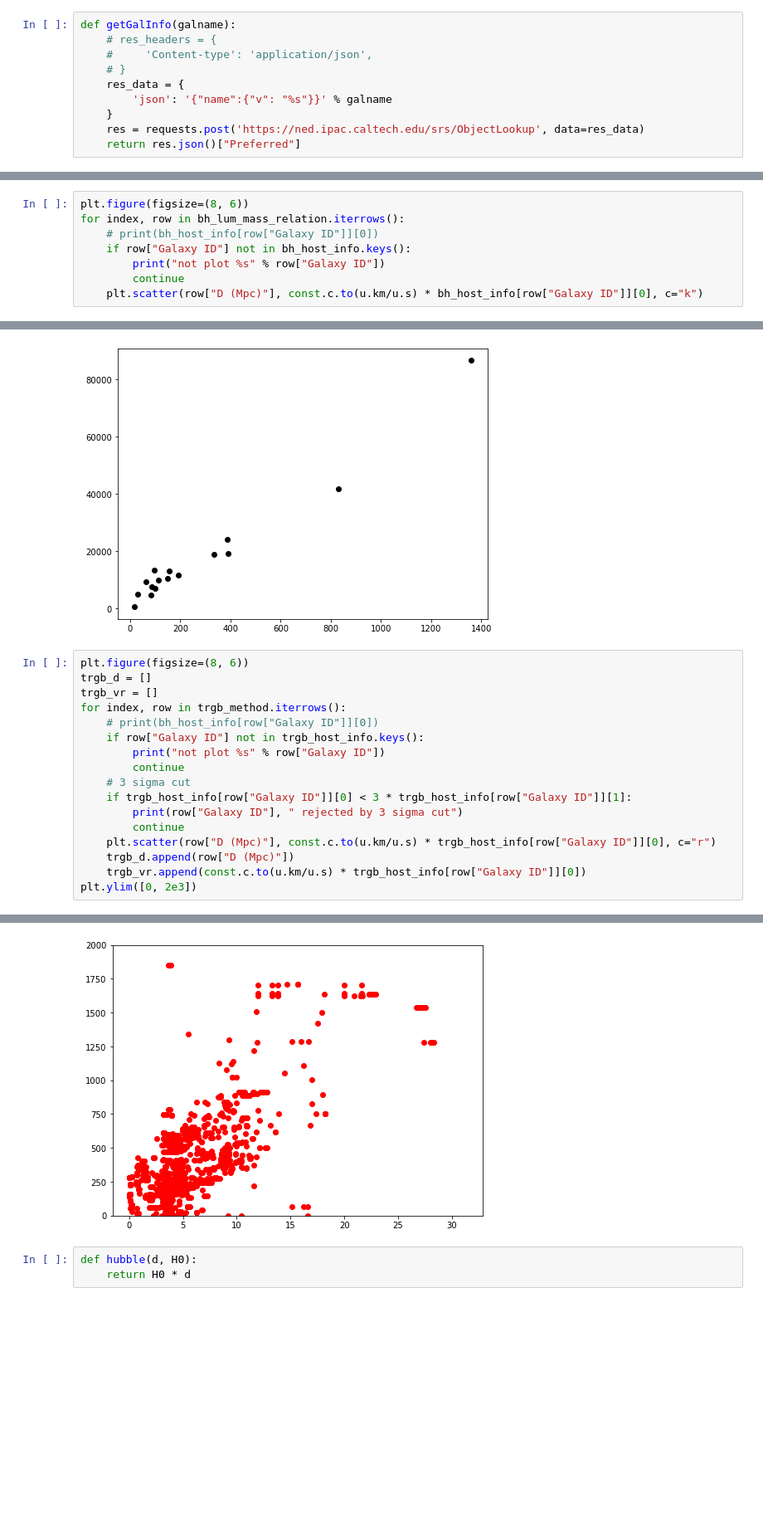
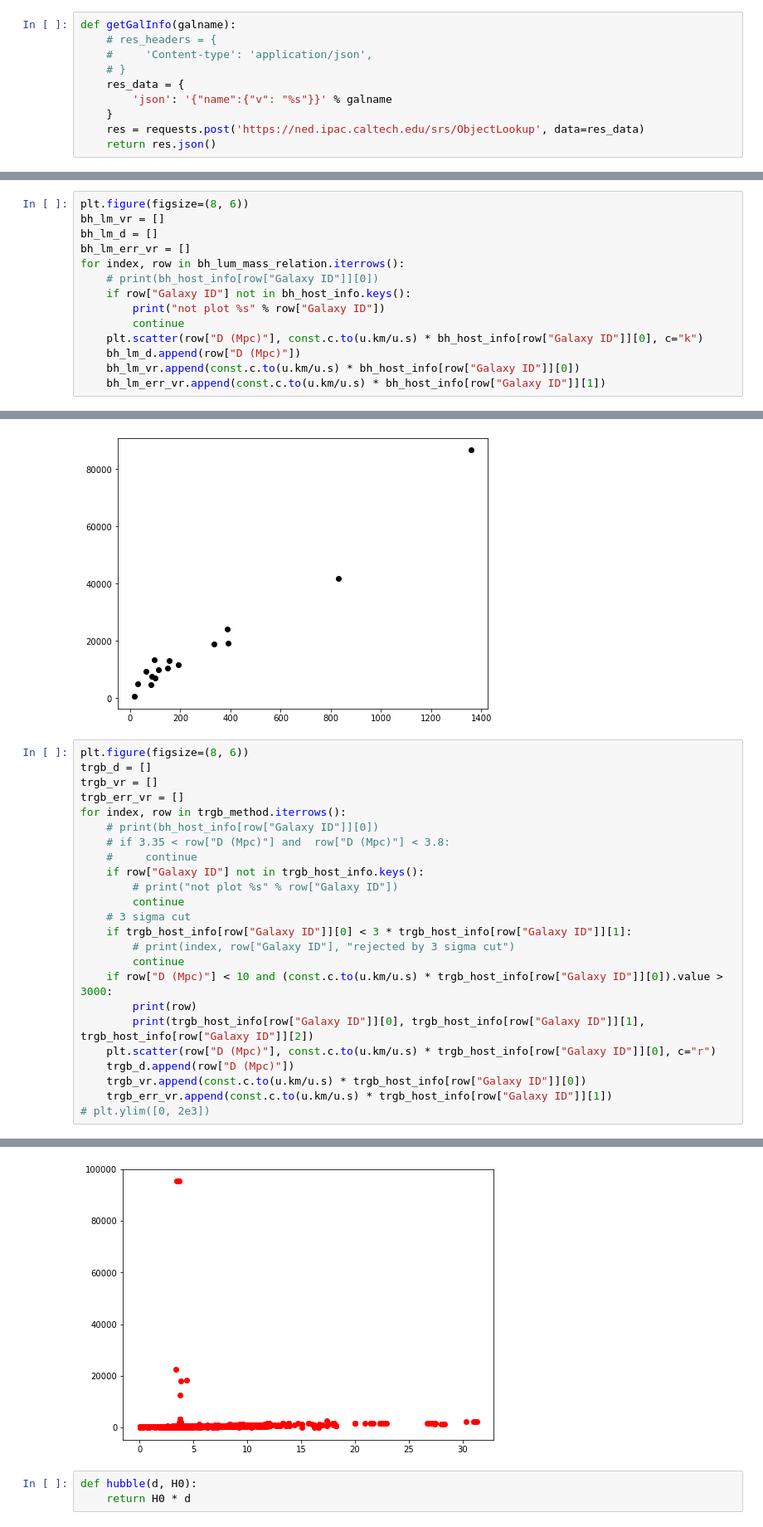
Before and after one commit to Brookluo/hubble_constant, a Jupyter notebook: h0_cal.ipynb, the cells around one changed output, grey strips where cells are left out. Shown: that part at 83% size. Saved outputs shown, nothing was run; the diff lists cells and outputs as text; blank space fills up the shorter version.

Commit message:
update plotting scripts

```diff
--- a/h0_cal.ipynb
+++ b/h0_cal.ipynb
@@ -56,7 +63,7 @@ def getGalInfo(galname):
         'json': '{"name":{"v": "%s"}}' % galname
     }
     res = requests.post('https://ned.ipac.caltech.edu/srs/ObjectLookup', data=res_data)
-    return res.json()["Preferred"]
+    return res.json()
 # %% [markdown]
 ## Pick three methods to calculate the H_0 and then compare them for uncertainty analysis
 
@@ -121,11 +122,17 @@ import astropy.units as u
 # %%
 plt.figure(figsize=(8, 6))
+bh_lm_vr = []
+bh_lm_d = []
+bh_lm_err_vr = []
 for index, row in bh_lum_mass_relation.iterrows():
     # print(bh_host_info[row["Galaxy ID"]][0])
     if row["Galaxy ID"] not in bh_host_info.keys():
         print("not plot %s" % row["Galaxy ID"])
         continue
     plt.scatter(row["D (Mpc)"], const.c.to(u.km/u.s) * bh_host_info[row["Galaxy ID"]][0], c="k")
+    bh_lm_d.append(row["D (Mpc)"])
+    bh_lm_vr.append(const.c.to(u.km/u.s) * bh_host_info[row["Galaxy ID"]][0])
+    bh_lm_err_vr.append(const.c.to(u.km/u.s) * bh_host_info[row["Galaxy ID"]][1])
 # %% [output]
 not plot omega Cen
 [figure]
@@ -133,17 +140,24 @@ not plot omega Cen
 plt.figure(figsize=(8, 6))
 trgb_d = []
 trgb_vr = []
+trgb_err_vr = []
 for index, row in trgb_method.iterrows():
     # print(bh_host_info[row["Galaxy ID"]][0])
+    # if 3.35 < row["D (Mpc)"] and  row["D (Mpc)"] < 3.8:
+    #     continue
     if row["Galaxy ID"] not in trgb_host_info.keys():
-        print("not plot %s" % row["Galaxy ID"])
+        # print("not plot %s" % row["Galaxy ID"])
         continue
     # 3 sigma cut
     if trgb_host_info[row["Galaxy ID"]][0] < 3 * trgb_host_info[row["Galaxy ID"]][1]:
-        print(row["Galaxy ID"], " rejected by 3 sigma cut")
+        # print(index, row["Galaxy ID"], "rejected by 3 sigma cut")
         continue
+    if row["D (Mpc)"] < 10 and (const.c.to(u.km/u.s) * trgb_host_info[row["Galaxy ID"]][0]).value > 3000:
+        print(row)
+        print(trgb_host_info[row["Galaxy ID"]][0], trgb_host_info[row["Galaxy ID"]][1], trgb_host_info[row["Galaxy ID"]][2])
     plt.scatter(row["D (Mpc)"], const.c.to(u.km/u.s) * trgb_host_info[row["Galaxy ID"]][0], c="r")
     trgb_d.append(row["D (Mpc)"])
     trgb_vr.append(const.c.to(u.km/u.s) * trgb_host_info[row["Galaxy ID"]][0])
-plt.ylim([0, 2e3])
+    trgb_err_vr.append(const.c.to(u.km/u.s) * trgb_host_info[row["Galaxy ID"]][1])
+# plt.ylim([0, 2e3])
 # %% [output]
@@ -168,4 +181,4 @@ Andromeda XXIX  rejected by 3 sigma cut
-[figure, old version]
+[figure, new version]
 # %%
 def hubble(d, H0):
     return H0 * d
```
Also changed, not shown: parts of 20 cells of this notebook.
